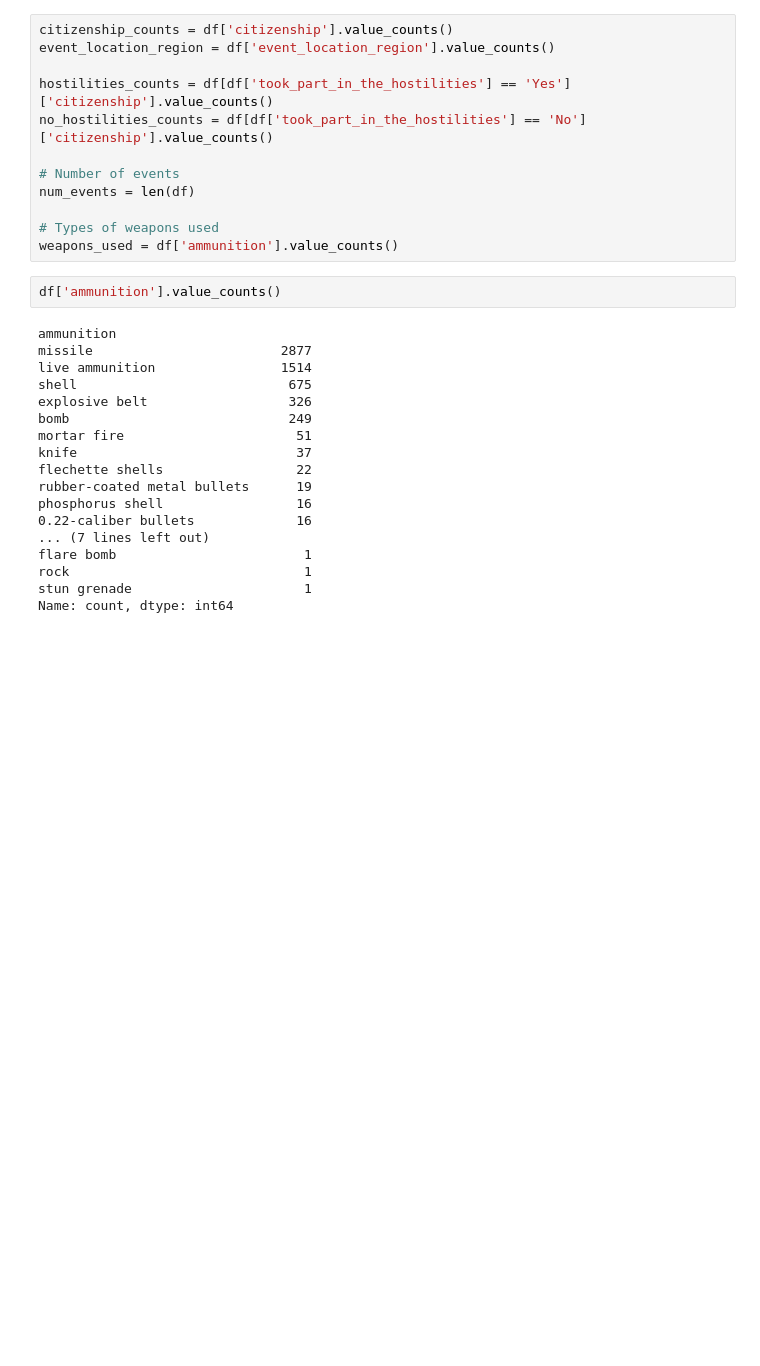
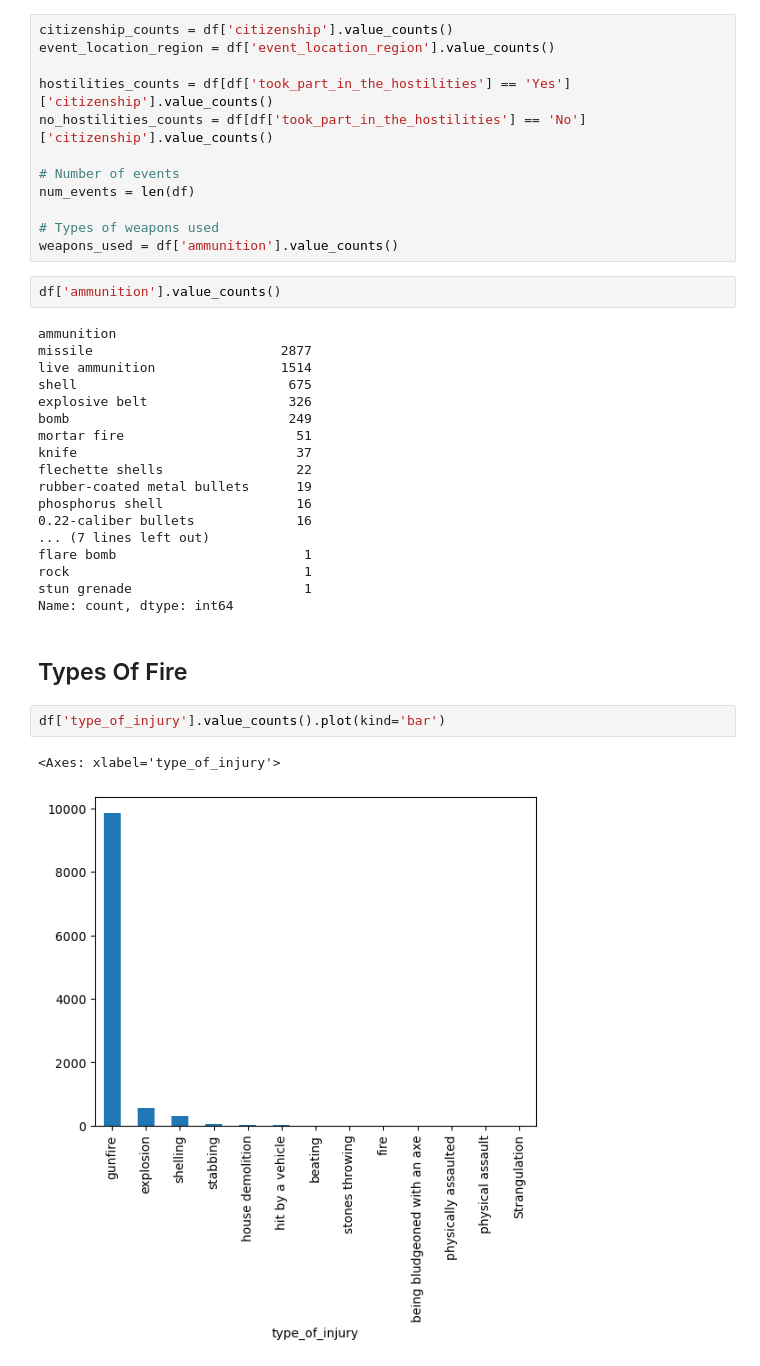
Before and after one commit to HarshRaut9945/Machine-Learning-Project, a Jupyter notebook: Israil_palistin_conflict_analysis/data.ipynb, the cells around one changed output. Cells and saved outputs as stored; diff of their text form; blank space fills up the shorter version.

```diff
--- a/Israil_palistin_conflict_analysis/data.ipynb
+++ b/Israil_palistin_conflict_analysis/data.ipynb
@@ -72,3 +72,10 @@ flare bomb                        1
 rock                              1
 stun grenade                      1
 Name: count, dtype: int64
+# %% [markdown]
+## Types Of Fire
+# %%
+df['type_of_injury'].value_counts().plot(kind='bar')
+# %% [output]
+<Axes: xlabel='type_of_injury'>
+[figure, added]
```
Also changed, not shown: parts of 9 cells of this notebook, 1 other file.
